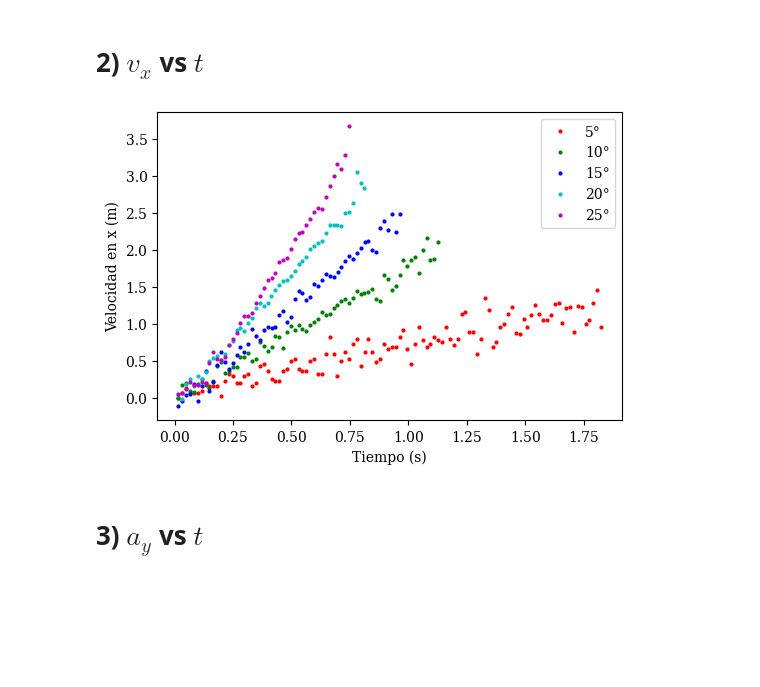
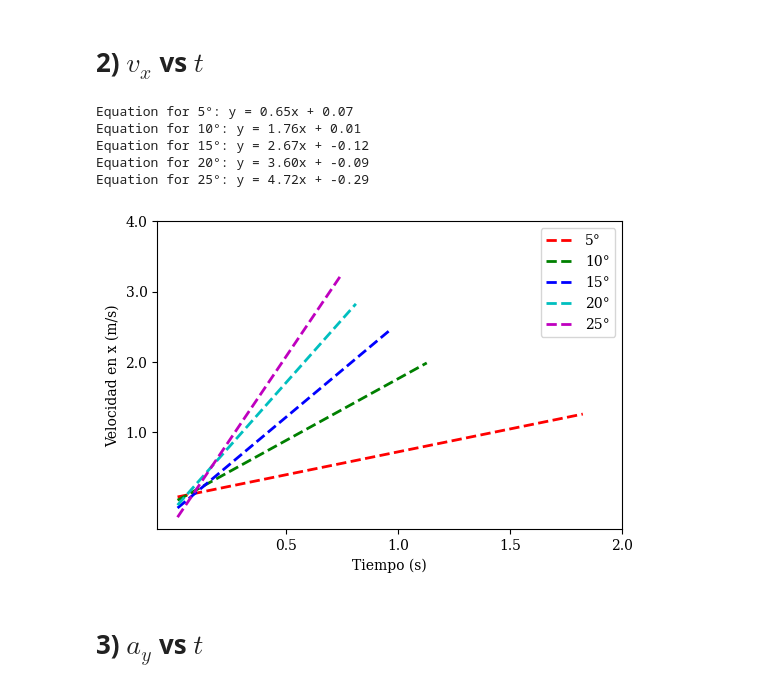
Before and after one commit to renzohillmann/Python, a Jupyter notebook: carrito.ipynb, the cells around one changed output. Cells and saved outputs as stored; diff of their text form; code cells hidden in the pictures; blank space fills up the shorter version.

Commit message:
final form of the lab results plots

```diff
--- a/carrito.ipynb
+++ b/carrito.ipynb
@@ -12,3 +15,17 @@ def linear(x, m, b):
+# %%
+# define function to clean up data
+
+# Clean data by removing NaN and Inf values
+def clean_data(x, y):
+    # Convert to numpy arrays if they're not already
+    x_np = np.array(x)
+    y_np = np.array(y)
+
+    # Create mask for valid values (not NaN or Inf)
+    mask = ~np.isnan(x_np) & ~np.isnan(y_np) & ~np.isinf(x_np) & ~np.isinf(y_np)
+
+    # Apply mask
+    return x_np[mask], y_np[mask]
 # %%
 # Load data from the Excel file
 
@@ -120,60 +137,88 @@ plt.show()
 # Adapt column names if different
 t_5grados = df_5grados['t']
 vx_5grados = df_5grados['vx']
+t_5grados, vx_5grados = clean_data(t_5grados, vx_5grados)
 
 t_10grados = df_10grados['t']
 vx_10grados = df_10grados['vx']
+t_10grados, vx_10grados = clean_data(t_10grados, vx_10grados)
 
 t_15grados = df_15grados['t']
 vx_15grados = df_15grados['vx']
+t_15grados, vx_15grados = clean_data(t_15grados, vx_15grados)
 
 t_20grados = df_20grados['t']
 vx_20grados = df_20grados['vx']
+t_20grados, vx_20grados = clean_data(t_20grados, vx_20grados)
 
 t_25grados = df_25grados['t']
 vx_25grados = df_25grados['vx']
+t_25grados, vx_25grados = clean_data(t_25grados, vx_25grados)
 
 #define the function for the regression curve
 
-# popt, pcov = opt.curve_fit(parabola, x_balon, y_balon)
-# print("Parabola coefficients for balon:", popt)
+popt5, pcov5 = opt.curve_fit(linear, t_5grados, vx_5grados)
+print("Equation for 5°: y = {:.2f}x + {:.2f}".format(popt5[0], popt5[1]))
+popt10, pcov10 = opt.curve_fit(linear, t_10grados, vx_10grados)
+print("Equation for 10°: y = {:.2f}x + {:.2f}".format(popt10[0], popt10[1]))
+popt15, pcov15 = opt.curve_fit(linear, t_15grados, vx_15grados)
+print("Equation for 15°: y = {:.2f}x + {:.2f}".format(popt15[0], popt15[1]))
+popt20, pcov20 = opt.curve_fit(linear, t_20grados, vx_20grados)
+print("Equation for 20°: y = {:.2f}x + {:.2f}".format(popt20[0], popt20[1]))
+popt25, pcov25 = opt.curve_fit(linear, t_25grados, vx_25grados)
+print("Equation for 25°: y = {:.2f}x + {:.2f}".format(popt25[0], popt25[1]))
+
+
 
 plt.rcParams["font.family"] = "serif"
 plt.rcParams["mathtext.fontset"] = "dejavuserif"
 #plt.rcParams["font.size"] = 12
 # Add the new set of points to the existing plot
-plt.plot(t_5grados, vx_5grados, marker='o', markersize=2 , linestyle='None', color='r', label='5°')
-plt.plot(t_10grados, vx_10grados, marker='o', markersize=2 , linestyle='None', color='g', label='10°')
-plt.plot(t_15grados, vx_15grados, marker='o', markersize=2 , linestyle='None', color='b', label='15°')
-plt.plot(t_20grados, vx_20grados, marker='o', markersize=2 , linestyle='None', color='c', label='20°')
-plt.plot(t_25grados, vx_25grados, marker='o', markersize=2 , linestyle='None', color='m', label='25°')
+# plt.plot(t_5grados, vx_5grados, marker='o', markersize=2 , linestyle='None', color='r', label='5°')
+# plt.plot(t_10grados, vx_10grados, marker='o', markersize=2 , linestyle='None', color='g', label='10°')
+# plt.plot(t_15grados, vx_15grados, marker='o', markersize=2 , linestyle='None', color='b', label='15°')
+# plt.plot(t_20grados, vx_20grados, marker='o', markersize=2 , linestyle='None', color='c', label='20°')
+# plt.plot(t_25grados, vx_25grados, marker='o', markersize=2 , linestyle='None', color='m', label='25°')
+
+#lineas de regresion
+
+plt.plot(t_5grados, linear(t_5grados, *popt5), color='r', linestyle='dashed', linewidth=2, label='5°')
+plt.plot(t_10grados, linear(t_10grados, *popt10), color='g', linestyle='dashed', linewidth=2, label='10°')
+plt.plot(t_15grados, linear(t_15grados, *popt15), color='b', linestyle='dashed', linewidth=2, label='15°')
+plt.plot(t_20grados, linear(t_20grados, *popt20), color='c', linestyle='dashed', linewidth=2, label='20°')
+plt.plot(t_25grados, linear(t_25grados, *popt25), color='m', linestyle='dashed', linewidth=2, label='25°')
 
 
 # Add labels, title, legend (if needed)
 plt.xlabel("Tiempo (s)")
-plt.ylabel("Velocidad en x (m)")
+plt.ylabel("Velocidad en x (m/s)")
 #plt.title("Plot with Data from Two Sources")
 plt.legend()  # Show the legend
 
 
-# xticks_positions = [0.5, 1.0, 1.5, 2.0]
-# xticks_labels = ['0.5', '1.0', '1.5', '2.0']
+xticks_positions = [0.5, 1.0, 1.5, 2.0]
+xticks_labels = ['0.5', '1.0', '1.5', '2.0']
 
-# yticks_positions = [0.25, 0.5, 0.75, 1.0, 1.25, 1.5]
-# yticks_labels = ['0.25', '0.5', '0.75', '1.0', '1.25', '1.5']
+yticks_positions = [1.0, 2.0, 3.0, 4.0]
+yticks_labels = ['1.0', '2.0', '3.0', '4.0']
 
 
 
-# plt.xticks(xticks_positions, xticks_labels)
-# plt.yticks(yticks_positions, yticks_labels)
+plt.xticks(xticks_positions, xticks_labels)
+plt.yticks(yticks_positions, yticks_labels)
 
 # image size
 plt.gcf().set_size_inches(6, 4)
-plt.savefig("y-vs-x.png", dpi=300, bbox_inches="tight")
+plt.savefig("vx-vs-t.png", dpi=300, bbox_inches="tight")
 # Display the plot
 plt.show()
 # %% [output]
+Equation for 5°: y = 0.65x + 0.07
+Equation for 10°: y = 1.76x + 0.01
+Equation for 15°: y = 2.67x + -0.12
+Equation for 20°: y = 3.60x + -0.09
+Equation for 25°: y = 4.72x + -0.29
-[figure, old version]
+[figure, new version]
 # %% [markdown]
 # 3) $a_y$ vs $t$
 # %%
```
Also changed, not shown: parts of 6 cells of this notebook.
